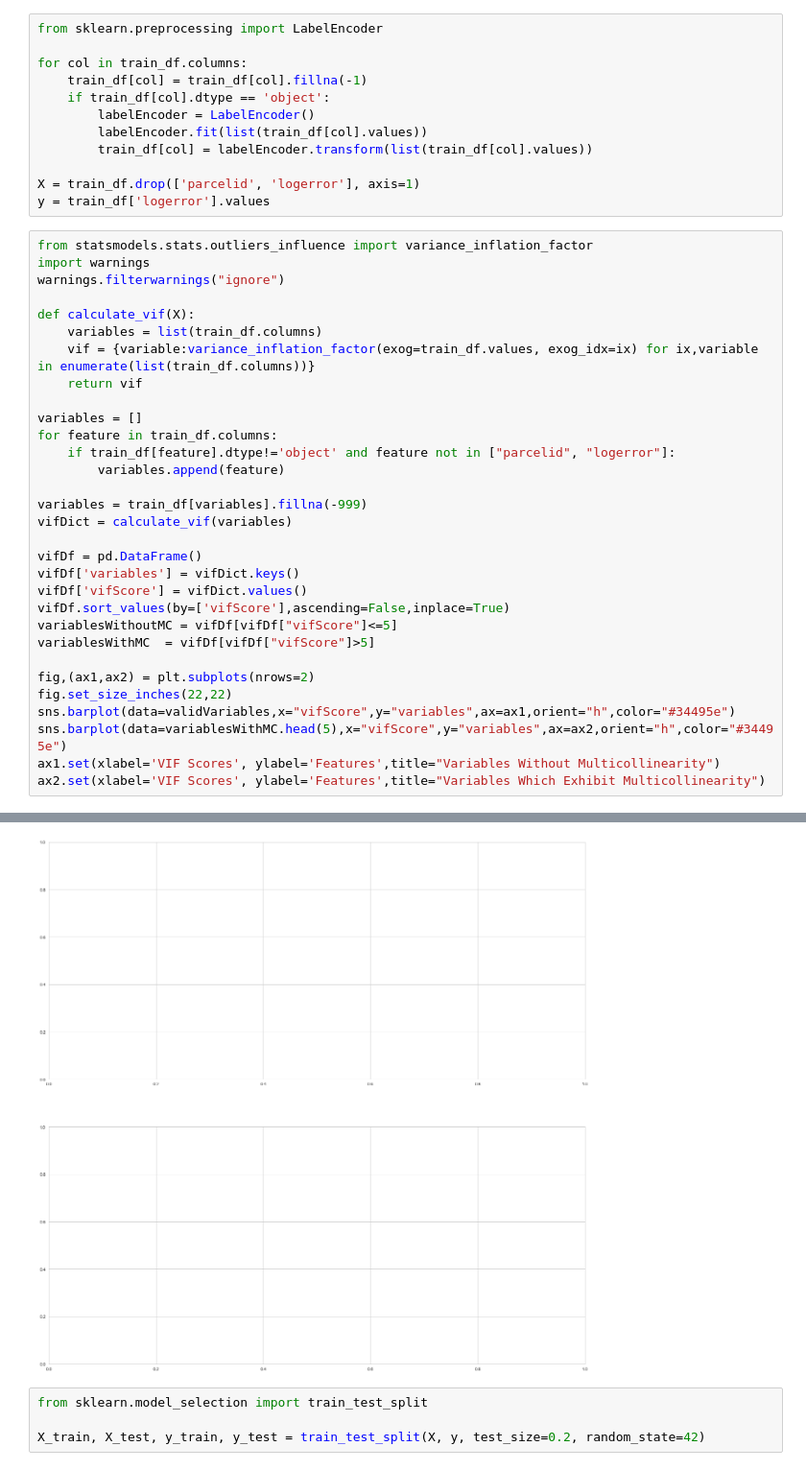
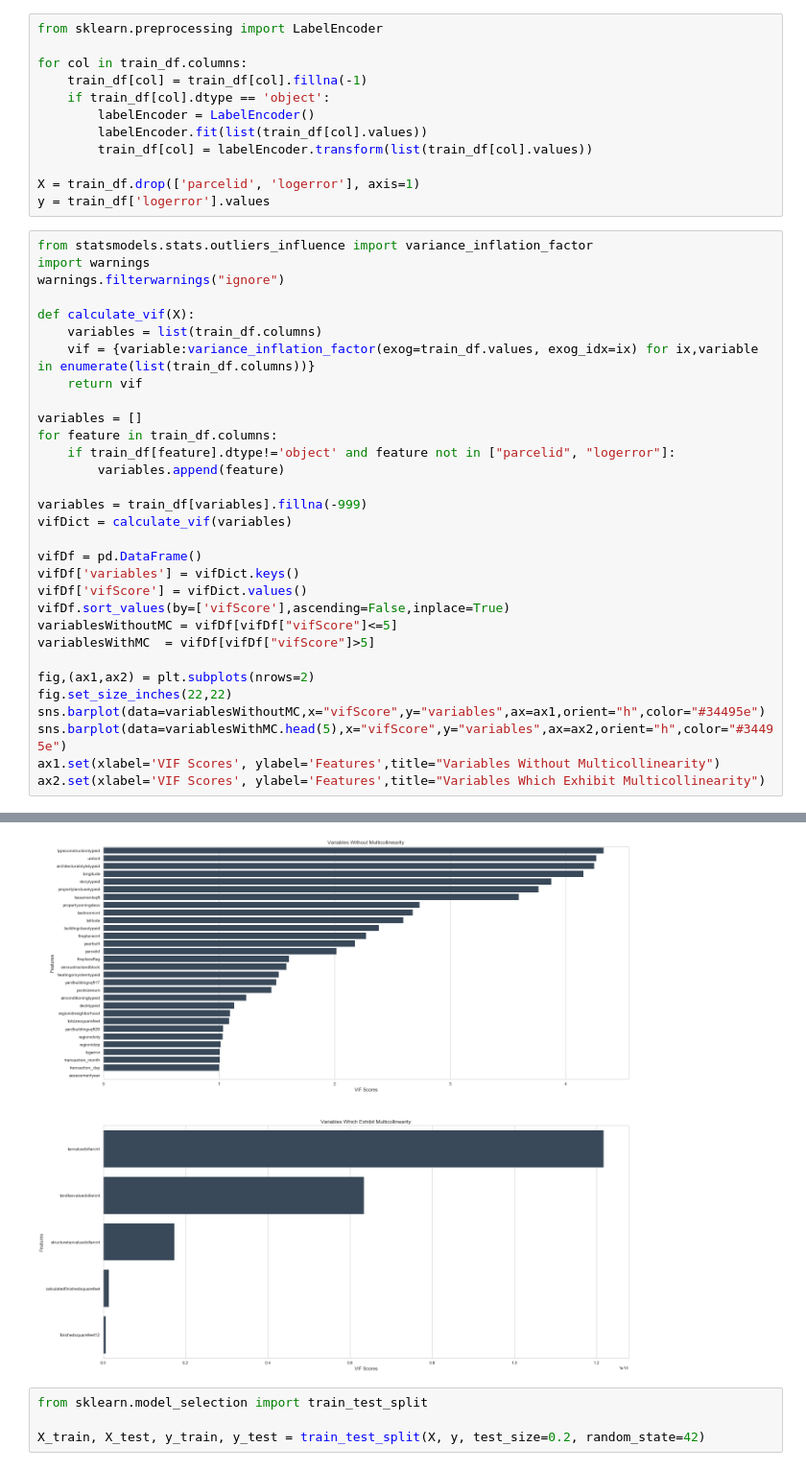
Before and after one commit to knnaraghi/Zillow-Zestimate-Kaggle, a Jupyter notebook: zestimate.ipynb, the cells around one changed output, grey strips where cells are left out. Shown at 96% size. Drawn from its saved outputs; the diff is of its cells as text.

```diff
--- a/zestimate.ipynb
+++ b/zestimate.ipynb
@@ -201,7 +201,7 @@ variablesWithMC  = vifDf[vifDf["vifScore"]>5]
 
 fig,(ax1,ax2) = plt.subplots(nrows=2)
 fig.set_size_inches(22,22)
-sns.barplot(data=validVariables,x="vifScore",y="variables",ax=ax1,orient="h",color="#34495e")
+sns.barplot(data=variablesWithoutMC,x="vifScore",y="variables",ax=ax1,orient="h",color="#34495e")
 sns.barplot(data=variablesWithMC.head(5),x="vifScore",y="variables",ax=ax2,orient="h",color="#34495e")
 ax1.set(xlabel='VIF Scores', ylabel='Features',title="Variables Without Multicollinearity")
 ax2.set(xlabel='VIF Scores', ylabel='Features',title="Variables Which Exhibit Multicollinearity")
@@ -210,4 +212,4 @@ NameError: name 'validVariables' is not defined
-[figure, old version]
+[figure, new version]
 # %%
 from sklearn.model_selection import train_test_split
 
```
Also changed, not shown: parts of 6 cells of this notebook.
